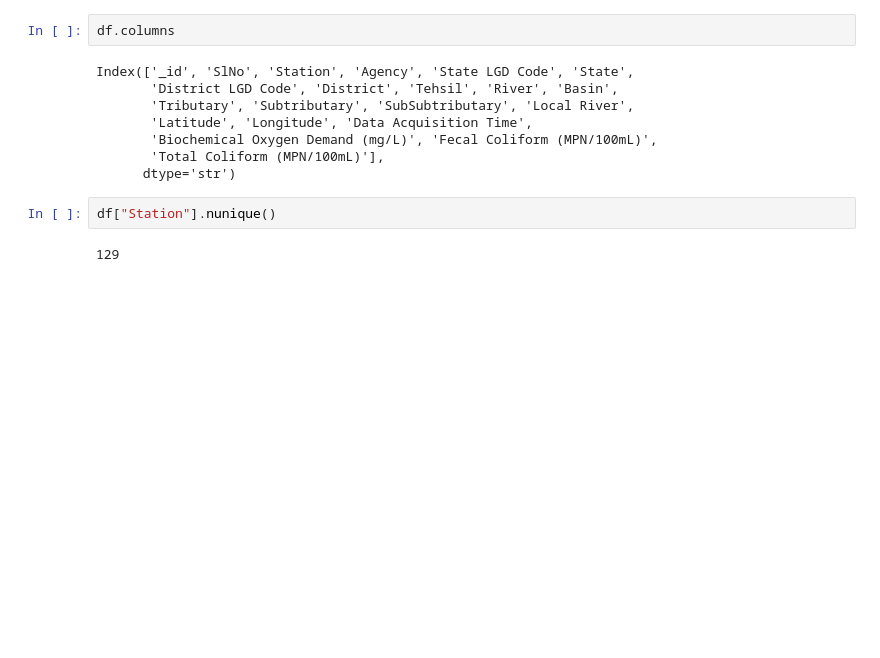
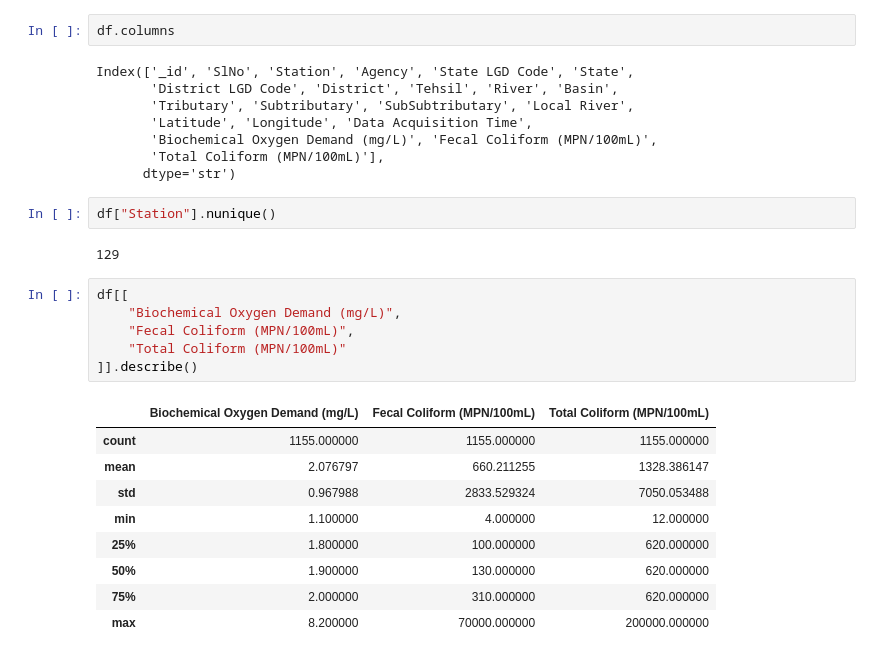
Before and after one commit to SanjanaPS502428/Water-Quality-Analysis, a Jupyter notebook: notebooks/02_water_quality_eda.ipynb, the cells around one changed output. Saved outputs shown, nothing was run; the diff lists cells and outputs as text; blank space fills up the shorter version.

```diff
--- a/notebooks/02_water_quality_eda.ipynb
+++ b/notebooks/02_water_quality_eda.ipynb
@@ -20,3 +20,19 @@ Index(['_id', 'SlNo', 'Station', 'Agency', 'State LGD Code', 'State',
 df["Station"].nunique()
 # %% [output]
 129
+# %%
+df[[
+    "Biochemical Oxygen Demand (mg/L)",
+    "Fecal Coliform (MPN/100mL)",
+    "Total Coliform (MPN/100mL)"
+]].describe()
+# %% [output]
+|  | Biochemical Oxygen Demand (mg/L) | Fecal Coliform (MPN/100mL) | Total Coliform (MPN/100mL) |
+| count | 1155.000000 | 1155.000000 | 1155.000000 |
+| mean | 2.076797 | 660.211255 | 1328.386147 |
+| std | 0.967988 | 2833.529324 | 7050.053488 |
+| min | 1.100000 | 4.000000 | 12.000000 |
+| 25% | 1.800000 | 100.000000 | 620.000000 |
+| 50% | 1.900000 | 130.000000 | 620.000000 |
+| 75% | 2.000000 | 310.000000 | 620.000000 |
+| max | 8.200000 | 70000.000000 | 200000.000000 |
```
Also changed, not shown: parts of 4 cells of this notebook.
